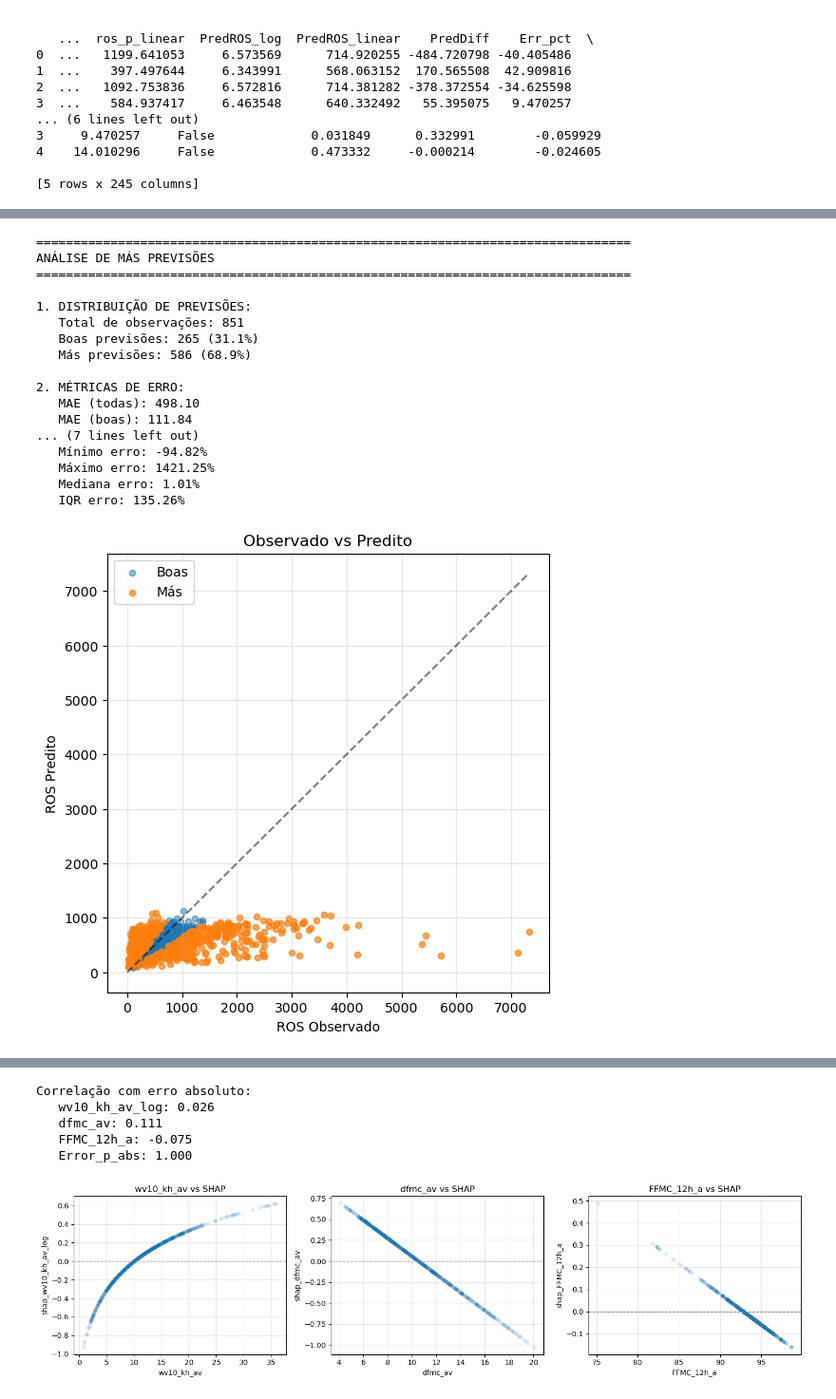
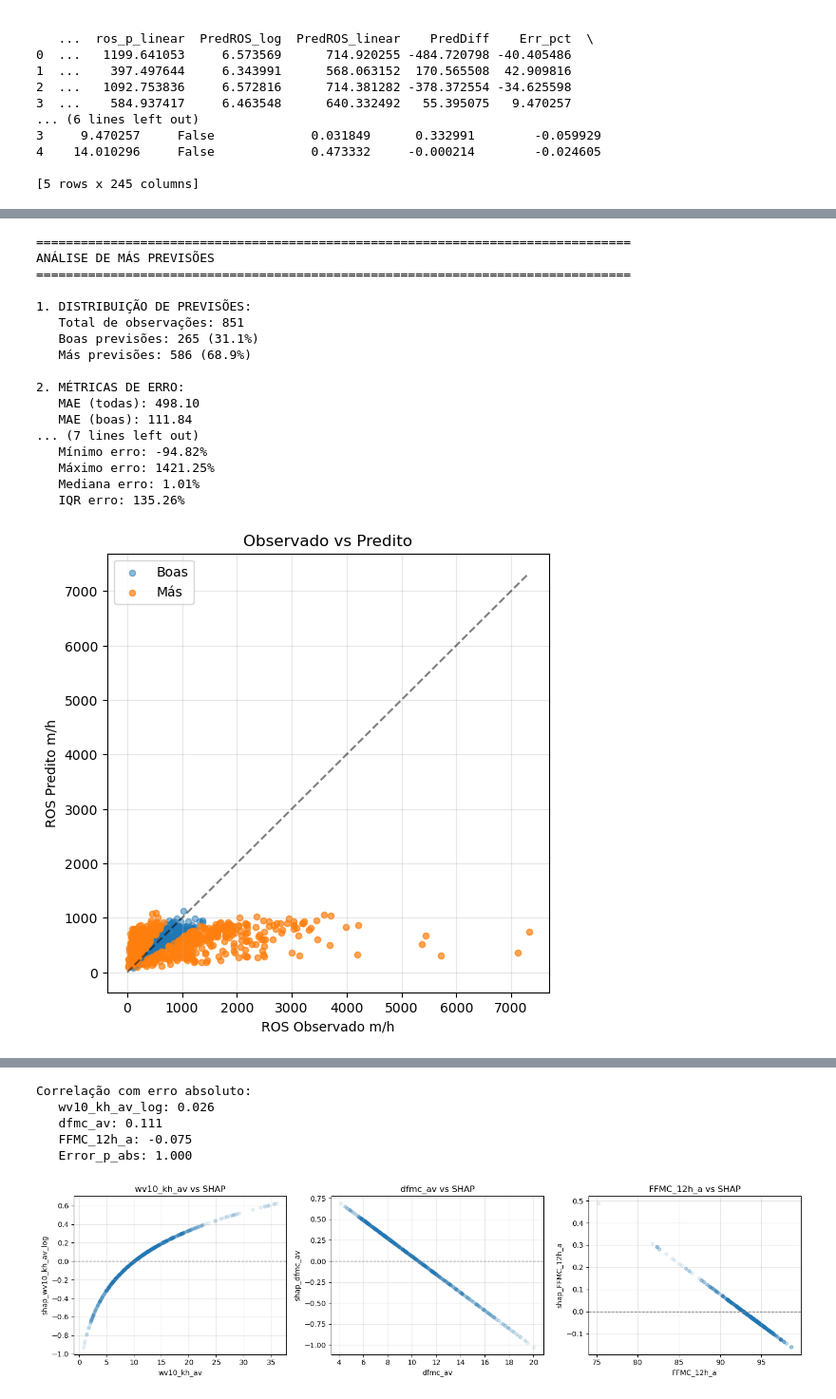
Before and after one commit to rafael-bork/FIRE-HACK-Project, a Jupyter notebook: Notebooks/4Models/Outlier_Analysis.ipynb, the cells around one changed output, grey strips where cells are left out. Shown at 95% size. Saved outputs shown, nothing was run; the diff lists cells and outputs as text; code cells hidden in the pictures.

```diff
--- a/Notebooks/4Models/Outlier_Analysis.ipynb
+++ b/Notebooks/4Models/Outlier_Analysis.ipynb
@@ -299,8 +299,8 @@ plt.scatter(
 max_val = max(df['ros_p'].max(), df['PredROS_linear'].max())
 plt.plot([0, max_val], [0, max_val], 'k--', alpha=0.5)
 
-plt.xlabel('ROS Observado')
-plt.ylabel('ROS Predito')
+plt.xlabel('ROS Observado m/h')
+plt.ylabel('ROS Predito m/h')
 plt.title('Observado vs Predito')
 plt.legend()
 plt.grid(True, alpha=0.3)
@@ -325,7 +325,7 @@ plt.hist(
     alpha=0.8
 )
 
-plt.xlabel('ROS Observado')
+plt.xlabel('ROS Observado m/h')
 plt.ylabel('Count')
 plt.title('Stacked Histogram do ROS (Boas vs Más previsões)')
 plt.legend()
@@ -334,31 +334,31 @@ plt.show()
 
 
 # =========================================================
 # 9. Correlação com erro absoluto
 # =========================================================
 corr_vars = variables.copy()
 corr_vars.append('Error_p_abs')
 corr = df[corr_vars].corr()['Error_p_abs']
 
 print("\nCorrelação com erro absoluto:")
 for var, val in corr.items():
     print(f"   {var}: {val:.3f}")
 # %% [output]
 ================================================================================
 ANÁLISE DE MÁS PREVISÕES
 ================================================================================
 
 1. DISTRIBUIÇÃO DE PREVISÕES:
    Total de observações: 851
    Boas previsões: 265 (31.1%)
    Más previsões: 586 (68.9%)
 
 2. MÉTRICAS DE ERRO:
    MAE (todas): 498.10
    MAE (boas): 111.84
 ... (7 lines left out)
    Mínimo erro: -94.82%
    Máximo erro: 1421.25%
    Mediana erro: 1.01%
    IQR erro: 135.26%
-[figure, old version]
+[figure, new version]
```
Also changed, not shown: parts of 4 cells of this notebook, 13 other files.
